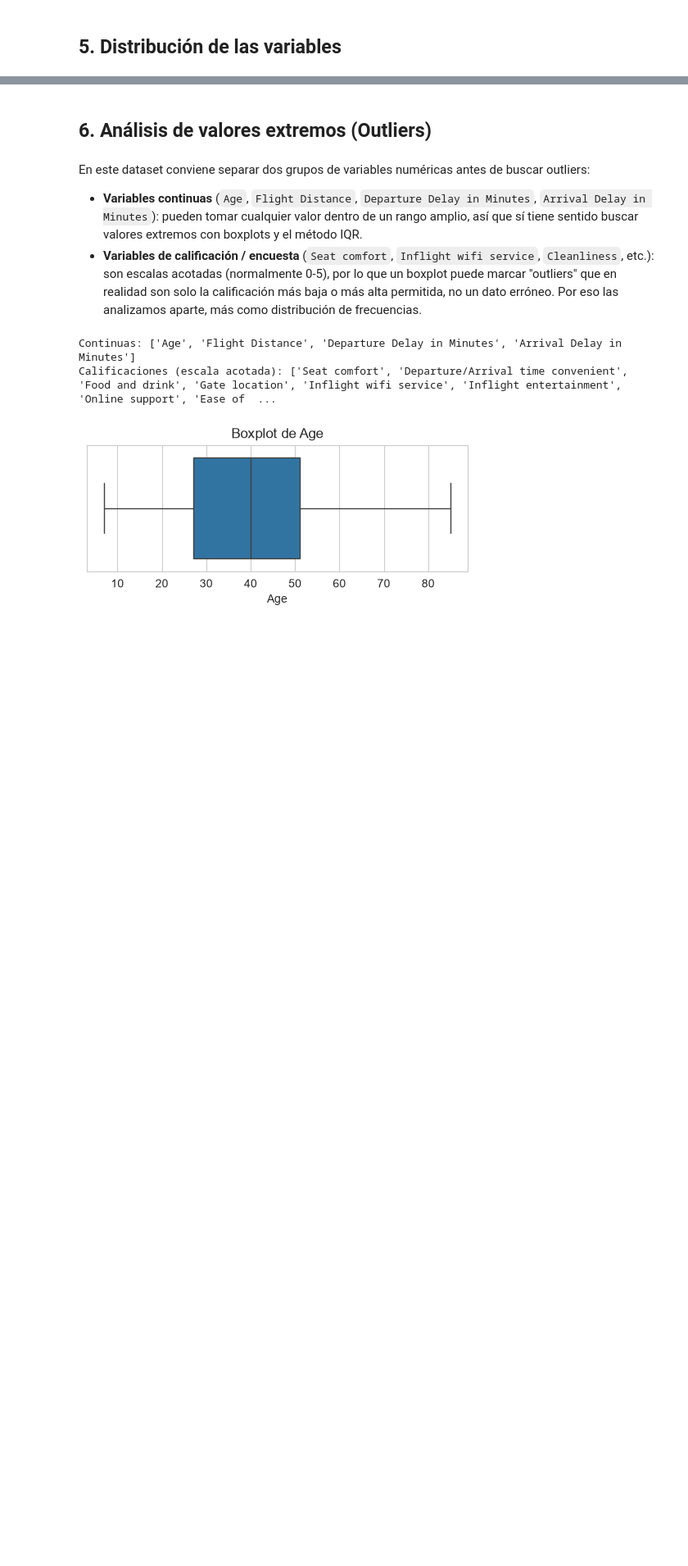
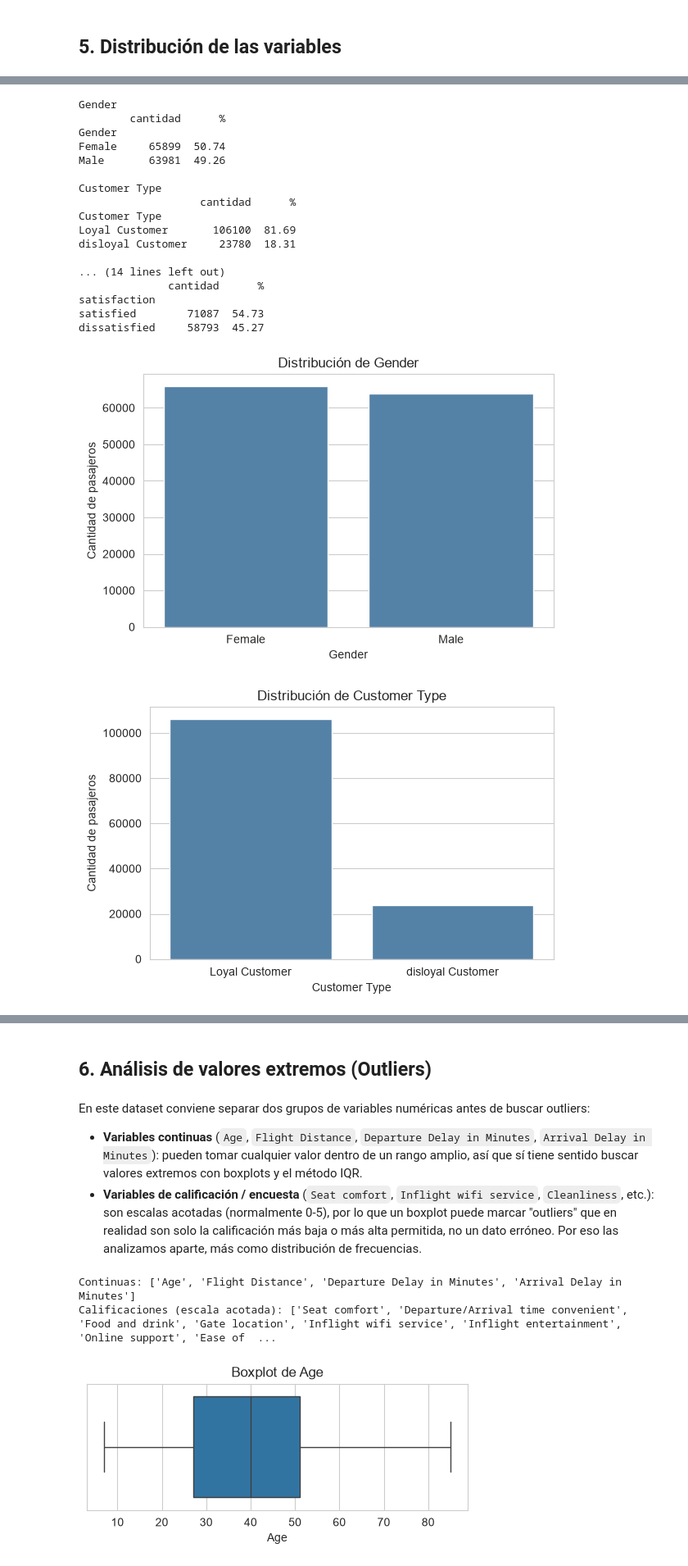
Before and after one commit to crismary-castellanos-stori/up-fds-tp, a Jupyter notebook: TP_EDA.ipynb, the cells around one changed output, grey strips where cells are left out. Shown at 82% size. Cells and saved outputs as stored; diff of their text form; code cells hidden in the pictures; blank space fills up the shorter version.

```diff
--- a/TP_EDA.ipynb
+++ b/TP_EDA.ipynb
@@ -45,0 +189,38 @@ df.head()
+# %%
+# Variables categóricas y target: frecuencias y porcentajes
+for col in categoricas + [target]:
+    tabla = pd.DataFrame({
+        "cantidad": df[col].value_counts(),
+        "%": (df[col].value_counts(normalize=True) * 100).round(2),
+    })
+    print(col)
+    print(tabla, "\n")
+
+    plt.figure(figsize=(6, 4))
+    sns.countplot(data=df, x=col, order=tabla.index, color="steelblue")
+    plt.title(f"Distribución de {col}")
+    plt.xlabel(col)
+    plt.ylabel("Cantidad de pasajeros")
+    plt.xticks(rotation=0)
+    plt.tight_layout()
+    plt.show()
+# %% [output]
+Gender
+        cantidad      %
+Gender
+Female     65899  50.74
+Male       63981  49.26
+
+Customer Type
+                   cantidad      %
+Customer Type
+Loyal Customer       106100  81.69
+disloyal Customer     23780  18.31
+
+... (14 lines left out)
+              cantidad      %
+satisfaction
+satisfied        71087  54.73
+dissatisfied     58793  45.27
+[figure, added]
+[figure, added]
```
Also changed, not shown: parts of 11 cells of this notebook.
